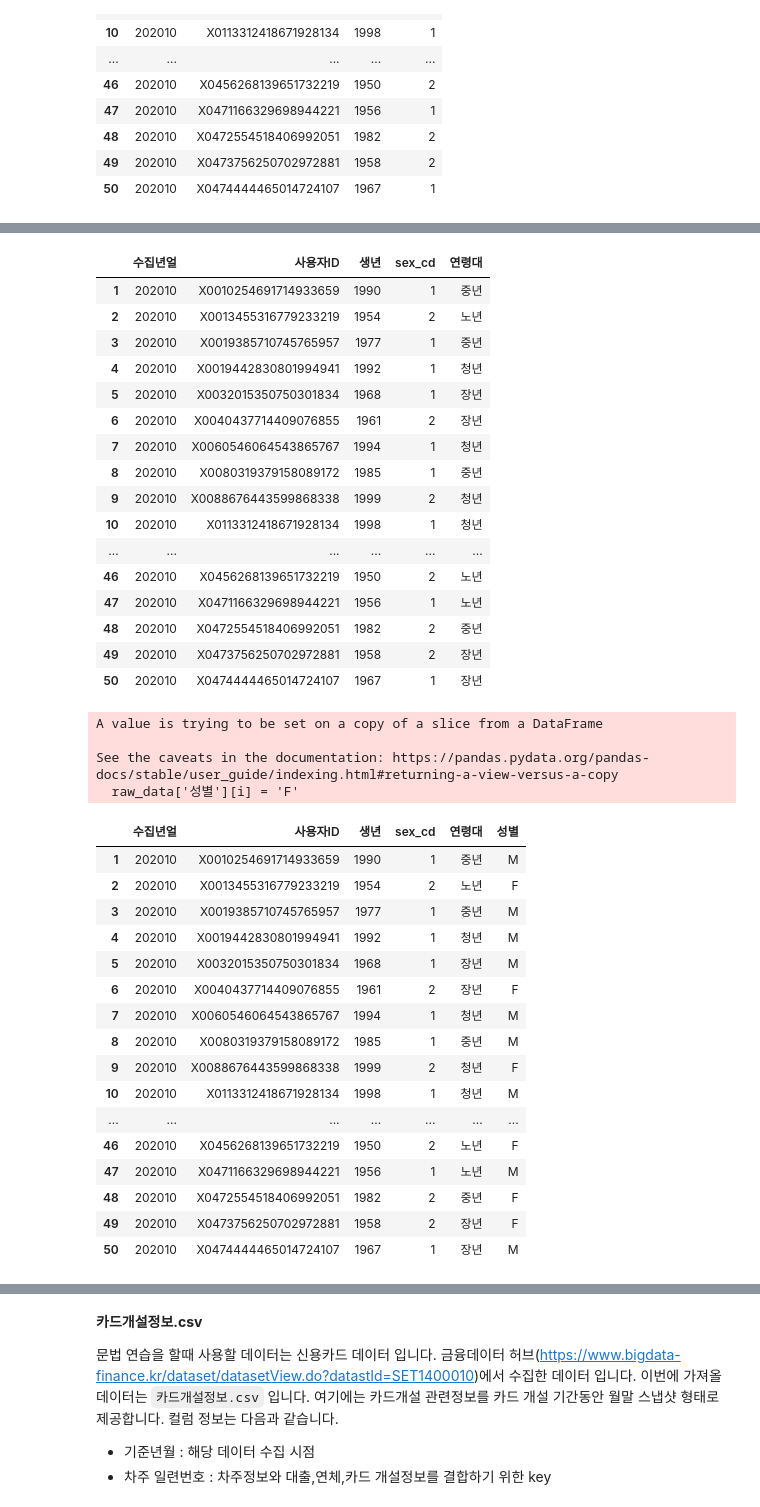
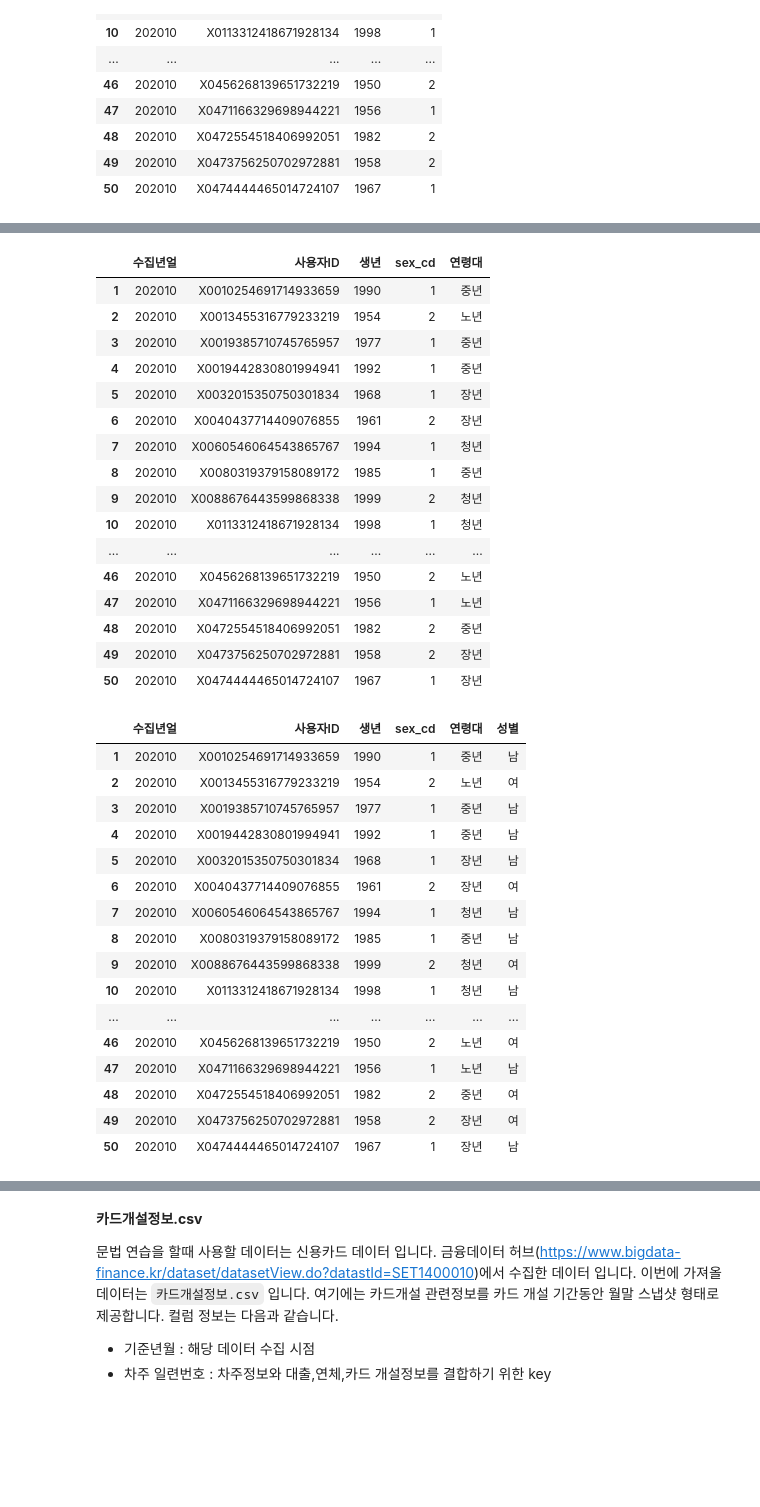
Before and after one commit to DaeGyeongYi/02.Data_Basic, a Jupyter notebook: pandas_final_exam_FIN/pandas 종합과제 문제FIN.ipynb, the cells around one changed output, grey strips where cells are left out. Saved outputs shown, nothing was run; the diff lists cells and outputs as text; code cells hidden in the pictures; blank space fills up the shorter version.

```diff
--- a/pandas_final_exam_FIN/pandas 종합과제 문제FIN.ipynb
+++ b/pandas_final_exam_FIN/pandas 종합과제 문제FIN.ipynb
@@ -107,7 +107,9 @@ Index(['strd_yymm', 'deto_id', 'bth_yr', 'sex_cd'], dtype='object')
 # strd_yymm : 수집년월
 # deto_id : 사용자ID
 # bth_yr : 생년
-raw_data.rename(columns = {"strd_yymm": "수집년얼", "deto_id": "사용자ID", "bth_yr":"생년"}, inplace=True)
+raw_data.rename(columns = {"strd_yymm": "수집년얼",
+                           "deto_id": "사용자ID",
+                           "bth_yr":"생년"}, inplace=True)
 # %%
 raw_data
 # %% [output]
@@ -154,8 +156,7 @@ raw_data
 # %%
 # 3. 출생년도를 4개의 카테고리로 분류하여 연령대 필드를 생성하시오. (청년(19~29세); 중년(30~49세); 장년(50~64세); 노년(65세 이상))
 # 2020년 나이를 기준으로 경계(bins)는 직접 설정 하시오
-raw_data['생년']
 labels = ['노년', '장년', '중년', '청년']
-bins =[0,1956,1971,1991,2001]
+bins =[1938,1956,1972,1992,2002]
 
 raw_data['연령대']=pd.cut(raw_data['생년'],labels=labels, bins=bins)
@@ -184,7 +167,7 @@ raw_data
 | 1 | 202010 | X0010254691714933659 | 1990 | 1 | 중년 |
 | 2 | 202010 | X0013455316779233219 | 1954 | 2 | 노년 |
 | 3 | 202010 | X0019385710745765957 | 1977 | 1 | 중년 |
-| 4 | 202010 | X0019442830801994941 | 1992 | 1 | 청년 |
+| 4 | 202010 | X0019442830801994941 | 1992 | 1 | 중년 |
 | 5 | 202010 | X0032015350750301834 | 1968 | 1 | 장년 |
 | 6 | 202010 | X0040437714409076855 | 1961 | 2 | 장년 |
 | 7 | 202010 | X0060546064543865767 | 1994 | 1 | 청년 |
@@ -198,35 +181,36 @@ raw_data
 | 49 | 202010 | X0473756250702972881 | 1958 | 2 | 장년 |
 | 50 | 202010 | X0474444465014724107 | 1967 | 1 | 장년 |
 # %%
-# 4. raw_data의 성별필드를 추가하되 sex_cd 필드의 값이 1이면 M, 2면 F 로 값을 정하시오
-raw_data['성별'] = 'M'
-for i in range(1,51):
-    if raw_data['sex_cd'][i] == 2:
-        raw_data['성별'][i] = 'F'
+# 4. raw_data의 성별필드를 추가하되 sex_cd 필드의 값이 1이면 남, 2면 여 로 값을 정하시오
+raw_data['성별']=['남' if i == 1 else '여' for i in raw_data['sex_cd']]
 
+
+# lis=[]
+# for i in raw_data['sex_cd']:
+#     if i i==1:
+#         lis.append('남')
+#     else:
+#         lis.append('여')
+#raw_data['성별'] = lis
 raw_data
 # %% [output]
-A value is trying to be set on a copy of a slice from a DataFrame
-
-See the caveats in the documentation: https://pandas.pydata.org/pandas-docs/stable/user_guide/indexing.html#returning-a-view-versus-a-copy
-  raw_data['성별'][i] = 'F'
 |  | 수집년얼 | 사용자ID | 생년 | sex_cd | 연령대 | 성별 |
-| 1 | 202010 | X0010254691714933659 | 1990 | 1 | 중년 | M |
-| 2 | 202010 | X0013455316779233219 | 1954 | 2 | 노년 | F |
-| 3 | 202010 | X0019385710745765957 | 1977 | 1 | 중년 | M |
-| 4 | 202010 | X0019442830801994941 | 1992 | 1 | 청년 | M |
-| 5 | 202010 | X0032015350750301834 | 1968 | 1 | 장년 | M |
-| 6 | 202010 | X0040437714409076855 | 1961 | 2 | 장년 | F |
-| 7 | 202010 | X0060546064543865767 | 1994 | 1 | 청년 | M |
-| 8 | 202010 | X0080319379158089172 | 1985 | 1 | 중년 | M |
-| 9 | 202010 | X0088676443599868338 | 1999 | 2 | 청년 | F |
-| 10 | 202010 | X0113312418671928134 | 1998 | 1 | 청년 | M |
+| 1 | 202010 | X0010254691714933659 | 1990 | 1 | 중년 | 남 |
+| 2 | 202010 | X0013455316779233219 | 1954 | 2 | 노년 | 여 |
+| 3 | 202010 | X0019385710745765957 | 1977 | 1 | 중년 | 남 |
+| 4 | 202010 | X0019442830801994941 | 1992 | 1 | 중년 | 남 |
+| 5 | 202010 | X0032015350750301834 | 1968 | 1 | 장년 | 남 |
+| 6 | 202010 | X0040437714409076855 | 1961 | 2 | 장년 | 여 |
+| 7 | 202010 | X0060546064543865767 | 1994 | 1 | 청년 | 남 |
+| 8 | 202010 | X0080319379158089172 | 1985 | 1 | 중년 | 남 |
+| 9 | 202010 | X0088676443599868338 | 1999 | 2 | 청년 | 여 |
+| 10 | 202010 | X0113312418671928134 | 1998 | 1 | 청년 | 남 |
 | ... | ... | ... | ... | ... | ... | ... |
-| 46 | 202010 | X0456268139651732219 | 1950 | 2 | 노년 | F |
-| 47 | 202010 | X0471166329698944221 | 1956 | 1 | 노년 | M |
-| 48 | 202010 | X0472554518406992051 | 1982 | 2 | 중년 | F |
-| 49 | 202010 | X0473756250702972881 | 1958 | 2 | 장년 | F |
-| 50 | 202010 | X0474444465014724107 | 1967 | 1 | 장년 | M |
+| 46 | 202010 | X0456268139651732219 | 1950 | 2 | 노년 | 여 |
+| 47 | 202010 | X0471166329698944221 | 1956 | 1 | 노년 | 남 |
+| 48 | 202010 | X0472554518406992051 | 1982 | 2 | 중년 | 여 |
+| 49 | 202010 | X0473756250702972881 | 1958 | 2 | 장년 | 여 |
+| 50 | 202010 | X0474444465014724107 | 1967 | 1 | 장년 | 남 |
 # %%
 # 5. sex_cd 열을 삭제하시오.
 del raw_data['sex_cd']
```
Also changed, not shown: parts of 12 cells of this notebook, 30 other files.
